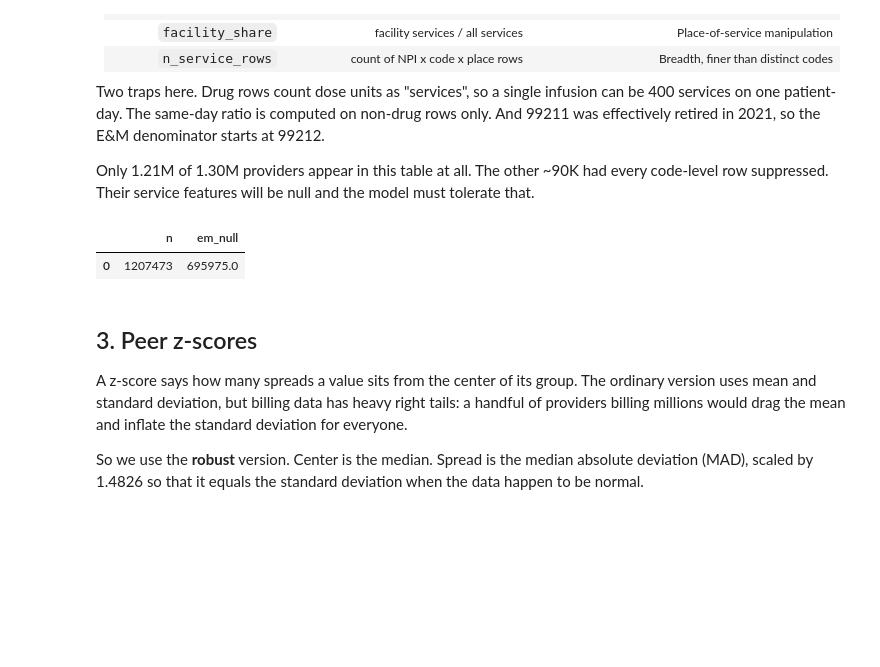
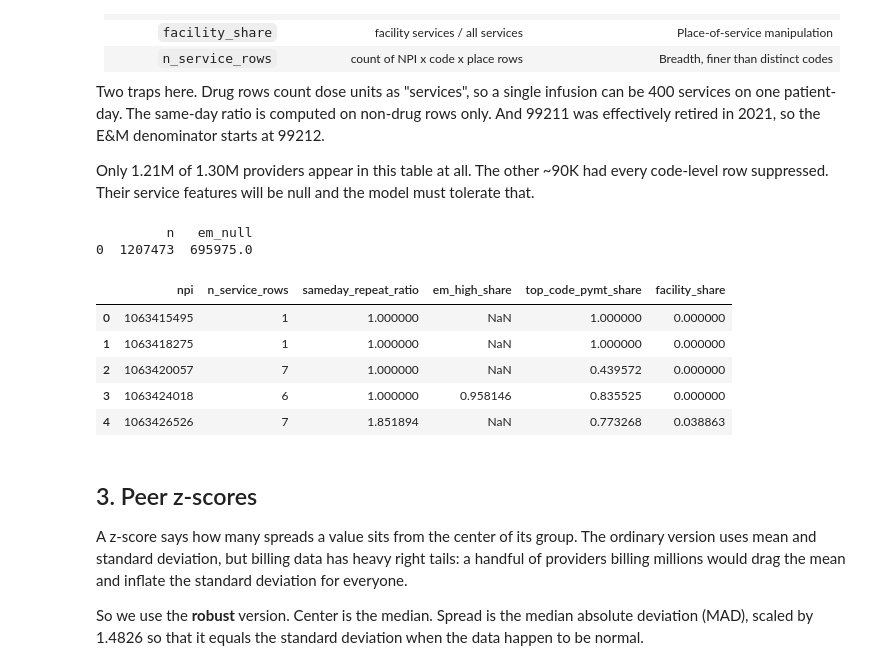
Before and after one commit to PugstaLaney/Medicare-Fraud-ML-using-CMS-, a Jupyter notebook: analysis_notebooks/02_features.ipynb, the cells around one changed output. Drawn from its saved outputs; the diff is of its cells as text; code cells hidden in the pictures; blank space fills up the shorter version.

Commit message:
02_features: preview first rows of feat_service
Co-Authored-By: Claude Fable 5.1 <noreply@anthropic.com>

```diff
--- a/analysis_notebooks/02_features.ipynb
+++ b/analysis_notebooks/02_features.ipynb
@@ -106,30 +106,39 @@ code-level row suppressed. Their service features will be null and the model mus
 # %%
 con.execute("""
 CREATE OR REPLACE TABLE feat_service AS
 SELECT
     Rndrng_NPI AS npi,
     count(*)   AS n_service_rows,
 
     sum(CASE WHEN HCPCS_Drug_Ind = 'N' THEN Tot_Srvcs END)
       / nullif(sum(CASE WHEN HCPCS_Drug_Ind = 'N' THEN Tot_Bene_Day_Srvcs END), 0)
       AS sameday_repeat_ratio,
 
     sum(CASE WHEN HCPCS_Cd IN ('99214','99215') THEN Tot_Srvcs END)
       / nullif(sum(CASE WHEN HCPCS_Cd IN ('99212','99213','99214','99215') THEN Tot_Srvcs END), 0)
       AS em_high_share,
 
     max(Tot_Srvcs * Avg_Mdcr_Pymt_Amt) / nullif(sum(Tot_Srvcs * Avg_Mdcr_Pymt_Amt), 0)
       AS top_code_pymt_share,
 
     coalesce(sum(CASE WHEN Place_Of_Srvc = 'F' THEN Tot_Srvcs END), 0) / sum(Tot_Srvcs)
       AS facility_share
 FROM provider_service
 GROUP BY Rndrng_NPI
 """)
-q("SELECT count(*) AS n, sum(em_high_share IS NULL) AS em_null FROM feat_service")
+
+# Row count and how many providers have no office-visit codes, then the first five rows.
+print(q("SELECT count(*) AS n, sum(em_high_share IS NULL) AS em_null FROM feat_service"))
+q("SELECT * FROM feat_service LIMIT 5").head()
 # %% [output]
+         n   em_null
+0  1207473  695975.0
-|  | n | em_null |
-| 0 | 1207473 | 695975.0 |
+|  | npi | n_service_rows | sameday_repeat_ratio | em_high_share | top_code_pymt_share | facility_share |
+| 0 | 1063415495 | 1 | 1.000000 | NaN | 1.000000 | 0.000000 |
+| 1 | 1063418275 | 1 | 1.000000 | NaN | 1.000000 | 0.000000 |
+| 2 | 1063420057 | 7 | 1.000000 | NaN | 0.439572 | 0.000000 |
+| 3 | 1063424018 | 6 | 1.000000 | 0.958146 | 0.835525 | 0.000000 |
+| 4 | 1063426526 | 7 | 1.851894 | NaN | 0.773268 | 0.038863 |
 # %% [markdown]
 ## 3. Peer z-scores
 
```
